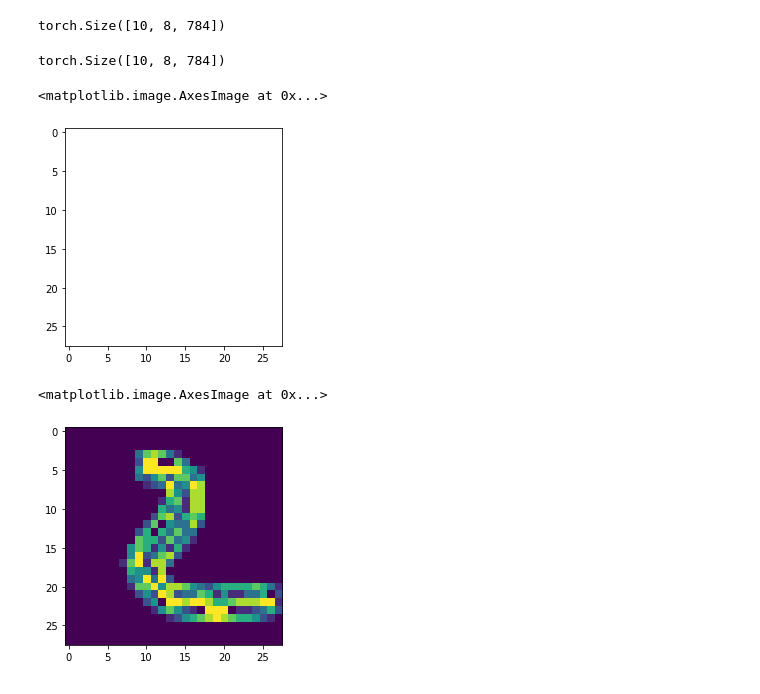
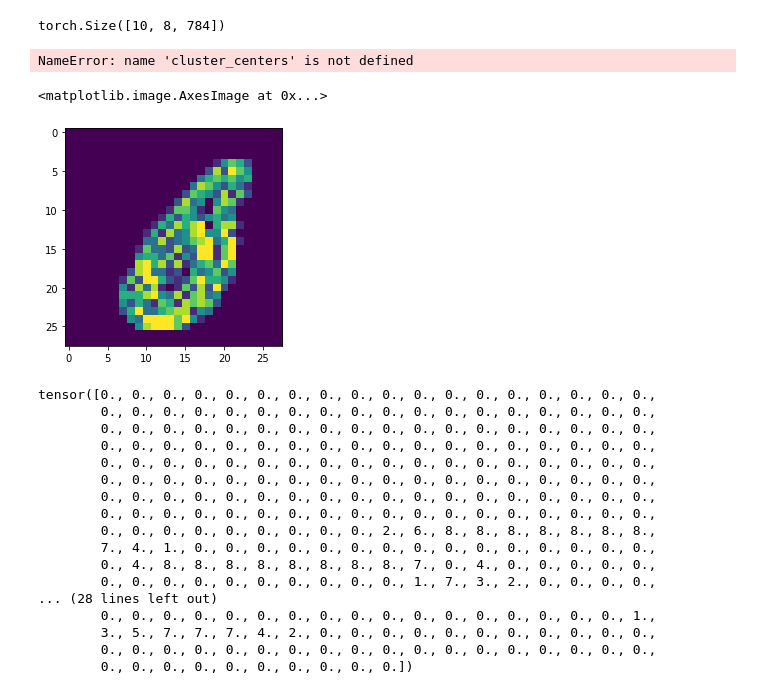
Before and after one commit to neilashm/SpykeTorch, a Jupyter notebook: lab1/clustering.ipynb, the cells around one changed output. Saved outputs shown, nothing was run; the diff lists cells and outputs as text; code cells hidden in the pictures.

Commit message:
2nd clustering application

```diff
--- a/lab1/clustering.ipynb
+++ b/lab1/clustering.ipynb
@@ -216,12 +193,13 @@ converged = False
 
 iteration=0
 #while (~converged):
-for i in range(10):
+for i in range(1):
     print("Iteration: ", iteration)
 
     for batch_ndx, (sample,label) in enumerate(MNIST_trainLoader):
         #print("Batch: ", batch_ndx)
         if (~init):
+            # print(sample.shape)
             cluster_centers = reshape_images(sample.clone())
             init = True
         # train with current cluster centers
@@ -231,7 +209,7 @@ for i in range(10):
             ClusteringColumn.ec.train_weights(cluster_centers)
 
         test=reshape_images(sample)
-        out = ClusteringColumn.ec.forward(reshape_images(sample))
+        out = ClusteringColumn.ec.forward(reshape_images(sample),threshold=100)
         cluster_counts, cluster_image_sum =  expectation(out, cluster_centers)
         cluster_counts_total += cluster_counts
         cluster_image_sum_total += cluster_image_sum
@@ -239,8 +217,7 @@ for i in range(10):
 
         if batch_ndx == 1:
             break
-
-    plt.imshow()
+    # plt.imshow()
     old_cluster_centers = cluster_centers.clone()
     cluster_centers = cluster_image_sum_total/(cluster_counts_total.unsqueeze(1).repeat(1,8).unsqueeze(2).repeat(1,1,784))
 
@@ -289,4 +329,4 @@ torch.Size([10, 8, 784])
 # %%
 cluster_centers.shape
 # %% [output]
-torch.Size([10, 8, 784])
+NameError: name 'cluster_centers' is not defined
@@ -293,10 +335,25 @@ torch.Size([10, 8, 784])
 # %%
-plt.imshow(torch.sum(cluster_centers[5],dim=0).reshape(28,28))
+plt.imshow(torch.sum(cluster_centers[1],dim=0).reshape(28,28))
 # %% [output]
 <matplotlib.image.AxesImage at 0x...>
-[figure, old version]
+[figure, new version]
 # %%
-plt.imshow(torch.sum(cluster_centers[3],dim=0).reshape(28,28))
+torch.sum(cluster_centers[0],dim=0)
 # %% [output]
-<matplotlib.image.AxesImage at 0x...>
+tensor([0., 0., 0., 0., 0., 0., 0., 0., 0., 0., 0., 0., 0., 0., 0., 0., 0., 0.,
+        0., 0., 0., 0., 0., 0., 0., 0., 0., 0., 0., 0., 0., 0., 0., 0., 0., 0.,
+        0., 0., 0., 0., 0., 0., 0., 0., 0., 0., 0., 0., 0., 0., 0., 0., 0., 0.,
+        0., 0., 0., 0., 0., 0., 0., 0., 0., 0., 0., 0., 0., 0., 0., 0., 0., 0.,
+        0., 0., 0., 0., 0., 0., 0., 0., 0., 0., 0., 0., 0., 0., 0., 0., 0., 0.,
+        0., 0., 0., 0., 0., 0., 0., 0., 0., 0., 0., 0., 0., 0., 0., 0., 0., 0.,
+        0., 0., 0., 0., 0., 0., 0., 0., 0., 0., 0., 0., 0., 0., 0., 0., 0., 0.,
+        0., 0., 0., 0., 0., 0., 0., 0., 0., 0., 0., 0., 0., 0., 0., 0., 0., 0.,
+        0., 0., 0., 0., 0., 0., 0., 0., 0., 2., 6., 8., 8., 8., 8., 8., 8., 8.,
+        7., 4., 1., 0., 0., 0., 0., 0., 0., 0., 0., 0., 0., 0., 0., 0., 0., 0.,
+        0., 4., 8., 8., 8., 8., 8., 8., 8., 8., 7., 0., 4., 0., 0., 0., 0., 0.,
+        0., 0., 0., 0., 0., 0., 0., 0., 0., 0., 1., 7., 3., 2., 0., 0., 0., 0.,
+... (28 lines left out)
+        0., 0., 0., 0., 0., 0., 0., 0., 0., 0., 0., 0., 0., 0., 0., 0., 0., 1.,
+        3., 5., 7., 7., 7., 4., 2., 0., 0., 0., 0., 0., 0., 0., 0., 0., 0., 0.,
+        0., 0., 0., 0., 0., 0., 0., 0., 0., 0., 0., 0., 0., 0., 0., 0., 0., 0.,
+        0., 0., 0., 0., 0., 0., 0., 0., 0., 0.])
-[figure, removed]
```
Also changed, not shown: parts of 15 cells of this notebook, 11 other files.
